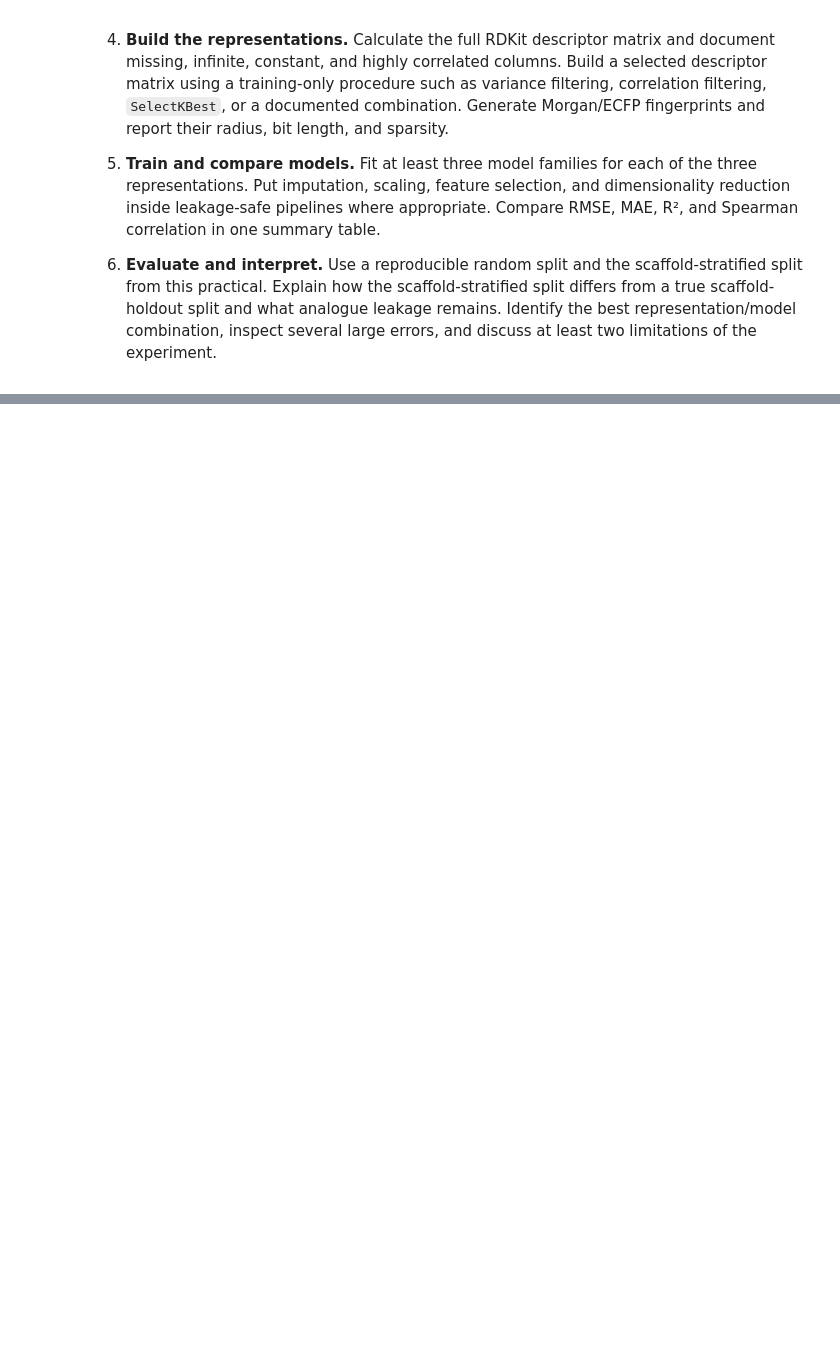
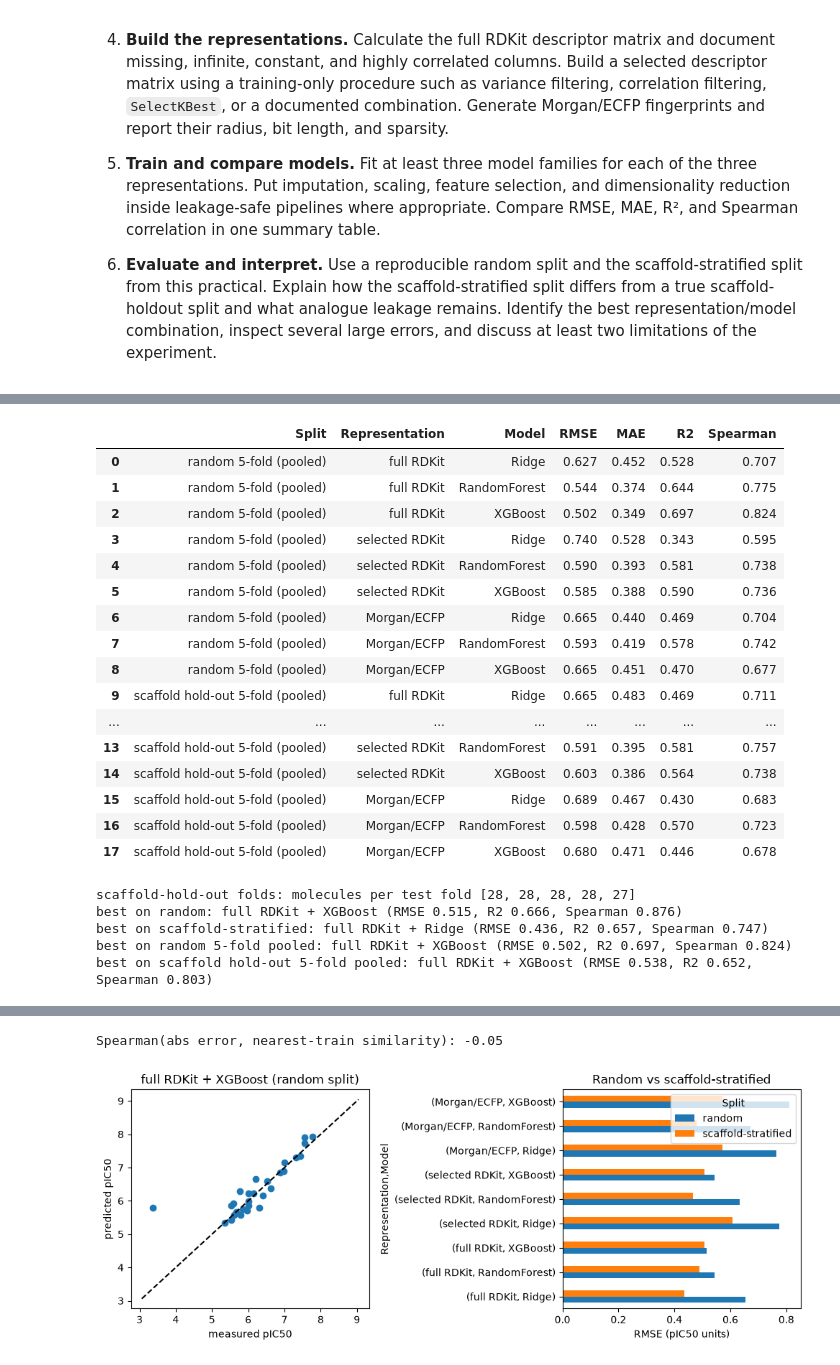
Before and after one commit to AnnGur/KSE_ML_for_bioinformatics, a Jupyter notebook: practicals/week10/Practical_10_Cheminformatics.ipynb, the cells around one changed output, grey strips where cells are left out. Cells and saved outputs as stored; diff of their text form; code cells hidden in the pictures; blank space fills up the shorter version.

```diff
--- a/practicals/week10/Practical_10_Cheminformatics.ipynb
+++ b/practicals/week10/Practical_10_Cheminformatics.ipynb
@@ -2751,0 +3000,10 @@ display(homework_activity.head())
+# %%
+# Because the test set has only ~30 molecules, repeat the random 80/20 split 10 times (different seeds) to see how stable the ranking is.
+rep_rows = []
+for k in range(10):
+    tr, te = train_test_split(idx_all, test_size=0.20, random_state=SEED + k)
+    r, _ = run_all(tr, te, f"random seed {k}"); rep_rows.append(r)
+rep = pd.concat(rep_rows)
+rep_summary = rep.groupby(["Representation", "Model"], sort=False)[["RMSE", "MAE", "R2", "Spearman"]].agg(["mean", "std"]).round(3)
+display(rep_summary)
+rep_summary.to_csv("chembl_homework_repeated_random.csv")
@@ -2751,0 +3023,57 @@ display(homework_activity.head())
+# %%
+# True scaffold hold-out: 5-fold GroupKFold by Murcko scaffold (no scaffold is shared between training and test folds), compared with an ordinary
+# random 5-fold CV. Predictions are pooled over all molecules, so the metrics use every molecule once instead of a handful of test molecules.
+from sklearn.model_selection import GroupKFold, KFold
+def pooled_cv(splitter, groups=None):
+    rows, oof_all = [], {}
+    for rep, X in REPRESENTATIONS.items():
+        for fam in FAMILIES:
+            oof = np.zeros(len(y_hw))
+            for tr, te in splitter.split(idx_all, groups=groups):
+                oof[te] = make_pipe(rep, fam).fit(X[tr], y_hw[tr]).predict(X[te])
+            oof_all[(rep, fam)] = oof; rows.append({"Representation": rep, "Model": fam, **hw_metrics(y_hw, oof)})
+    return pd.DataFrame(rows), oof_all
+cv_rnd, oof_rnd = pooled_cv(KFold(5, shuffle=True, random_state=SEED)); cv_rnd.insert(0, "Split", "random 5-fold (pooled)")
+cv_grp, oof_grp = pooled_cv(GroupKFold(5), hw_df.scaffold.to_numpy()); cv_grp.insert(0, "Split", "scaffold hold-out 5-fold (pooled)")
+cv_all = pd.concat([cv_rnd, cv_grp], ignore_index=True); cv_all.to_csv("chembl_homework_cv_results.csv", index=False)
+display(cv_all.round(3))
+print("scaffold-hold-out folds: molecules per test fold", [len(te) for _, te in GroupKFold(5).split(idx_all, groups=hw_df.scaffold.to_numpy())])
+
+# Best combination on each split and its largest errors.
+for split_name, res, preds, te in (("random", res_rnd, pred_rnd, rnd_test), ("scaffold-stratified", res_sc, pred_sc, sc_te), ("random 5-fold pooled", cv_rnd, None, None), ("scaffold hold-out 5-fold pooled", cv_grp, None, None)):
+    best = res.sort_values("RMSE").iloc[0]; print(f"best on {split_name}: {best.Representation} + {best.Model} (RMSE {best.RMSE:.3f}, R2 {best.R2:.3f}, Spearman {best.Spearman:.3f})")
+best = res_rnd.sort_values("RMSE").iloc[0]; yp = pred_rnd[(best.Representation, best.Model)]
+train_fps = [_gen.GetFingerprint(hw_df.mol[i]) for i in rnd_train]
+err = pd.DataFrame({"molecule": hw_df.molecule_chembl_id.to_numpy()[rnd_test], "smiles": hw_df.smiles_std.to_numpy()[rnd_test],
+                    "true_pIC50": y_hw[rnd_test], "pred_pIC50": yp, "abs_error": np.abs(y_hw[rnd_test] - yp),
+                    "n_measurements": hw_df.n_measurements.to_numpy()[rnd_test], "pIC50_sd": hw_df.pIC50_sd.to_numpy()[rnd_test],
+                    "nearest_train_tanimoto": [max(DataStructs.BulkTanimotoSimilarity(_gen.GetFingerprint(hw_df.mol[i]), train_fps)) for i in rnd_test]})
+display(err.sort_values("abs_error", ascending=False).head(6).round(2))
+print("Spearman(abs error, nearest-train similarity):", round(spearmanr(err.abs_error, err.nearest_train_tanimoto)[0], 2))
+fig, ax = plt.subplots(1, 2, figsize=(10, 4)); ax[0].scatter(err.true_pIC50, err.pred_pIC50); lim = [y_hw.min() - .3, y_hw.max() + .3]; ax[0].plot(lim, lim, "k--")
+ax[0].set_xlabel("measured pIC50"); ax[0].set_ylabel("predicted pIC50"); ax[0].set_title(f"{best.Representation} + {best.Model} (random split)")
+pv = hw_results.pivot_table(index=["Representation", "Model"], columns="Split", values="RMSE", sort=False)
+pv.plot.barh(ax=ax[1]); ax[1].set_xlabel("RMSE (pIC50 units)"); ax[1].set_title("Random vs scaffold-stratified"); plt.tight_layout(); plt.show()
+# %% [output]
+|  | Split | Representation | Model | RMSE | MAE | R2 | Spearman |
+| 0 | random 5-fold (pooled) | full RDKit | Ridge | 0.627 | 0.452 | 0.528 | 0.707 |
+| 1 | random 5-fold (pooled) | full RDKit | RandomForest | 0.544 | 0.374 | 0.644 | 0.775 |
+| 2 | random 5-fold (pooled) | full RDKit | XGBoost | 0.502 | 0.349 | 0.697 | 0.824 |
+| 3 | random 5-fold (pooled) | selected RDKit | Ridge | 0.740 | 0.528 | 0.343 | 0.595 |
+| 4 | random 5-fold (pooled) | selected RDKit | RandomForest | 0.590 | 0.393 | 0.581 | 0.738 |
+| 5 | random 5-fold (pooled) | selected RDKit | XGBoost | 0.585 | 0.388 | 0.590 | 0.736 |
+| 6 | random 5-fold (pooled) | Morgan/ECFP | Ridge | 0.665 | 0.440 | 0.469 | 0.704 |
+| 7 | random 5-fold (pooled) | Morgan/ECFP | RandomForest | 0.593 | 0.419 | 0.578 | 0.742 |
+| 8 | random 5-fold (pooled) | Morgan/ECFP | XGBoost | 0.665 | 0.451 | 0.470 | 0.677 |
+| 9 | scaffold hold-out 5-fold (pooled) | full RDKit | Ridge | 0.665 | 0.483 | 0.469 | 0.711 |
+| ... | ... | ... | ... | ... | ... | ... | ... |
+| 13 | scaffold hold-out 5-fold (pooled) | selected RDKit | RandomForest | 0.591 | 0.395 | 0.581 | 0.757 |
+| 14 | scaffold hold-out 5-fold (pooled) | selected RDKit | XGBoost | 0.603 | 0.386 | 0.564 | 0.738 |
+| 15 | scaffold hold-out 5-fold (pooled) | Morgan/ECFP | Ridge | 0.689 | 0.467 | 0.430 | 0.683 |
+| 16 | scaffold hold-out 5-fold (pooled) | Morgan/ECFP | RandomForest | 0.598 | 0.428 | 0.570 | 0.723 |
+| 17 | scaffold hold-out 5-fold (pooled) | Morgan/ECFP | XGBoost | 0.680 | 0.471 | 0.446 | 0.678 |
+scaffold-hold-out folds: molecules per test fold [28, 28, 28, 28, 27]
+best on random: full RDKit + XGBoost (RMSE 0.515, R2 0.666, Spearman 0.876)
+best on scaffold-stratified: full RDKit + Ridge (RMSE 0.436, R2 0.657, Spearman 0.747)
+best on random 5-fold pooled: full RDKit + XGBoost (RMSE 0.502, R2 0.697, Spearman 0.824)
+best on scaffold hold-out 5-fold pooled: full RDKit + XGBoost (RMSE 0.538, R2 0.652, Spearman 0.803)
@@ -2751,0 +3087,2 @@ display(homework_activity.head())
+Spearman(abs error, nearest-train similarity): -0.05
+[figure, added]
```
Also changed, not shown: parts of 15 cells of this notebook, 1 other file.
